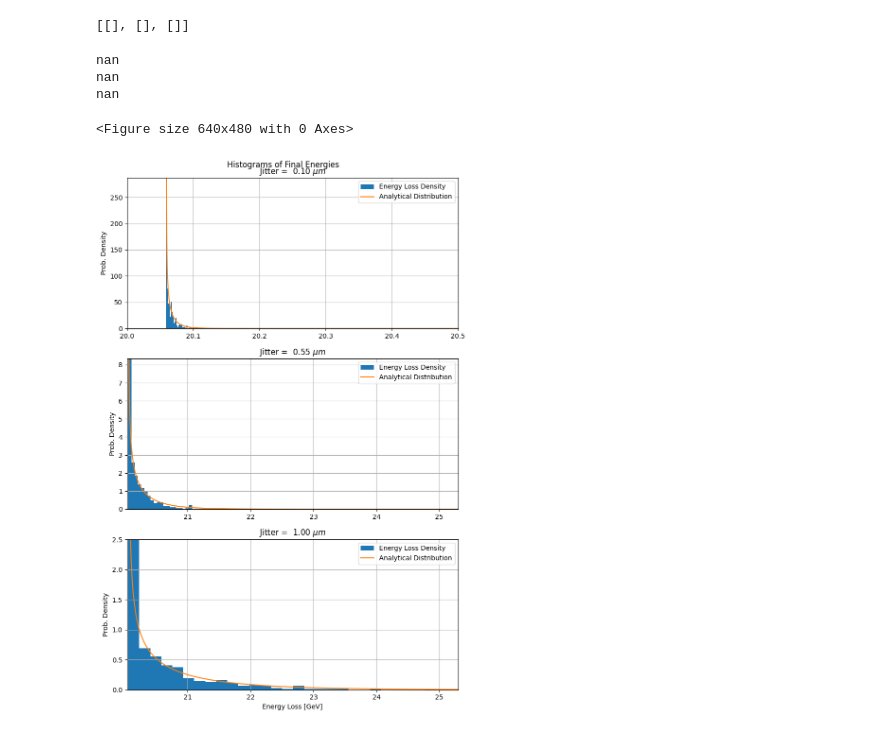
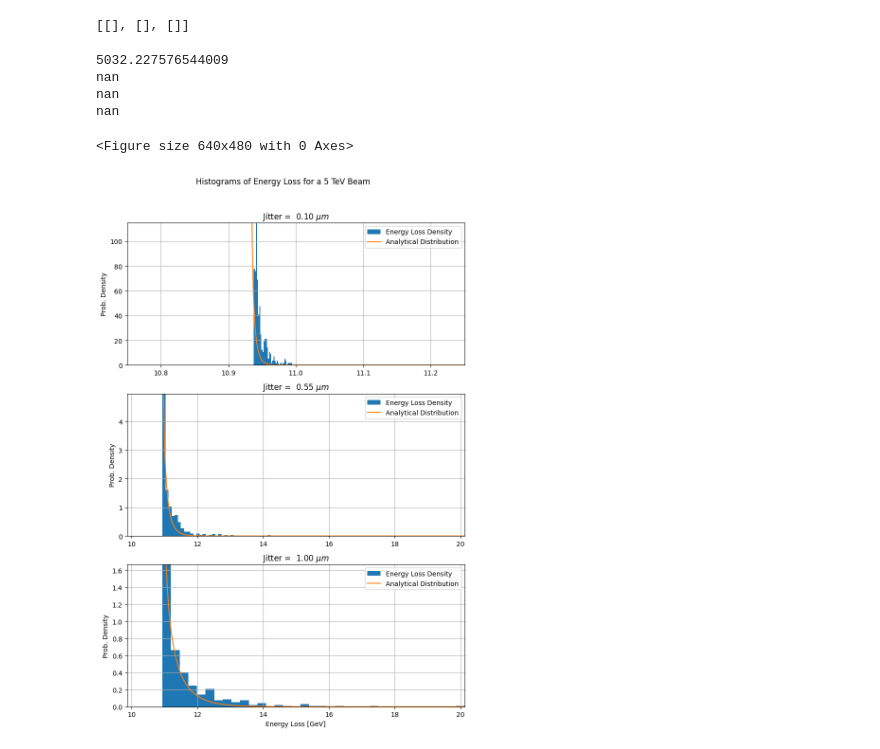
Before and after one commit to Knallvik/Master, a Jupyter notebook: ABEL_scripts/Scan_over_jitter.ipynb, the cells around one changed output. Cells and saved outputs as stored; diff of their text form; code cells hidden in the pictures.

```diff
--- a/ABEL_scripts/Scan_over_jitter.ipynb
+++ b/ABEL_scripts/Scan_over_jitter.ipynb
@@ -110,0 +123,6 @@ print(jitter_values)
+# %%
+E1 = linac1.get_beam(-1).energy()/1e9
+E3 = linac3.get_beam(-1).energy()/1e9
+E_nom = E1-source.energy/1e9
+print((E1-E3))
+print(E1-source.energy/1e9)
@@ -111,12 +132,22 @@ print(jitter_values)
 # %%
+# define linac
+linac2 = Linac()
+linac2.source = source
+linac2.stage = stage
+linac2.num_stages = 1
+shots = 1
+num_jitter_values = 3
+jitter_values = np.linspace(1e-7,1e-6,num_jitter_values)
+print(jitter_values)
 # scan the driver timing jitter
-linac.scan(f'scan_jitter_with_RR_{stage.enable_radiation_reaction}',
+linac2.scan(f'scan_jitter_with_RR_{stage.enable_radiation_reaction}',
            lambda obj, val: setattr(obj.stage.driver_source.jitter, 'x', val) or obj,
            jitter_values,
            label='Driver jitter [$\mu m$]',
            scale=1e-6,
            num_shots_per_step=350,
            parallel=True,
-           overwrite=True);
+           overwrite=True,
+           max_cores = 8);
 # %% [output]
 [interactive output not drawn]
@@ -131,14 +199,14 @@ linac.scan(f'scan_jitter_with_RR_{stage.enable_radiation_reaction}',
 list_of_E_arrays = [ [] for _ in range(num_jitter_values)]
 print(list_of_E_arrays)
 for j in range(num_jitter_values):
-    Es = [linac[j,i].get_beam(-1).energy()/1e9 for i in range(linac.num_shots_per_step)]
+    Es = [linac2[j,i].get_beam(-1).energy()/1e9 for i in range(linac.num_shots_per_step)]
     list_of_E_arrays[j] = Es
 # %% [output]
 [[], [], []]
 # %%
 def rho(sig_jitter, El):
     #El = GeV
-    gamma = energy2gamma(source.energy+10e9)
+    gamma = energy2gamma(source.energy+11e9)
     kp = pp.k_p(stage.plasma_density)
     k_beta = kp/np.sqrt(2*gamma)
     sig_x_sq = source.emit_nx/k_beta/gamma
@@ -154,47 +222,50 @@ def rho(sig_jitter, El):
 # %%
 plt.subplots_adjust(hspace=0.4)
 fig, axs = plt.subplots(num_jitter_values,1, figsize = (8,12))
-fig.suptitle('Histograms of Final Energies')
+fig.suptitle('Histograms of Energy Loss for a 5 TeV Beam')
 
 if num_jitter_values<2:
     axs = [axs]
 
-gamma = energy2gamma(source.energy+10e9)
+gamma = energy2gamma(source.energy+20e9)
 kp = pp.k_p(stage.plasma_density)
 k_beta = kp/np.sqrt(2*gamma)
 sig_x_sq = source.emit_nx/k_beta/gamma
 sig_y_sq = source.emit_ny/k_beta/gamma
-E_nom_final = (source.energy + stage.nom_energy_gain+0.404e9)/1e9
+E_nom_final = (E1-0.12)
+print(E_nom_final)
 
 energy_loss_beam = SI.e**2*stage.length/6/np.pi/SI.epsilon_0*(gamma*k_beta)**4*(sig_x_sq+sig_y_sq)/SI.e/1e9
 
 for j, ax in enumerate(axs):
-    hist = np.histogram(E_nom_final - np.array(list_of_E_arrays[j]), bins = 30, density = True)
-    ax.hist(E_nom_final - np.array(list_of_E_arrays[j]), bins = 30, density = True, stacked = True, label= 'Energy Loss Density')
+    bins = 35
+    hist = np.histogram(E_nom_final - np.array(list_of_E_arrays[j]), bins = bins, density = True)
+    ax.hist(E_nom_final - np.array(list_of_E_arrays[j]), bins = bins, density = True, stacked = True, label= 'Energy Loss Density')
     if j ==0:
-        xlim = [20,20.5]
+        xlim = [10.75,11.25]
         Els = np.linspace(xlim[0],xlim[-1], 100000)
         ax.set_xlim(xlim)
         ax.set_ylim(0,max(hist[0]))
         ax.plot(Els, rho(jitter_values[j],Els), label= 'Analytical Distribution')
     if j>0:
-        xlim = [energy_loss_beam-1e-3*energy_loss_beam, max(E_nom_final - np.array(list_of_E_arrays[-1]))]
+        xlim = [energy_loss_beam-1e-1*energy_loss_beam, max(E_nom_final - np.array(list_of_E_arrays[-1]))]
         Els = np.linspace(xlim[0],xlim[-1], 100000)
         ax.plot(Els, rho(jitter_values[j],Els), label= 'Analytical Distribution')
         ax.set_xlim(xlim)
         ax.set_ylim(0,max(hist[0]))
     print(max(rho(jitter_values[j],Els)))
     ax.set_title(f'Jitter = {jitter_values[j]*1e6: .2f} $\mu m$')
     ax.set_ylabel('Prob. Density')
     ax.grid()
     ax.legend()
 axs[-1].set_xlabel('Energy Loss [GeV]')
 plt.tight_layout()
 plt.subplots_adjust(top=0.90)
 # %% [output]
+5032.227576544009
 nan
 nan
 nan
 <Figure size 640x480 with 0 Axes>
-[figure, old version]
+[figure, new version]
 # %%
```
Also changed, not shown: parts of 6 cells of this notebook, 3 other files.
